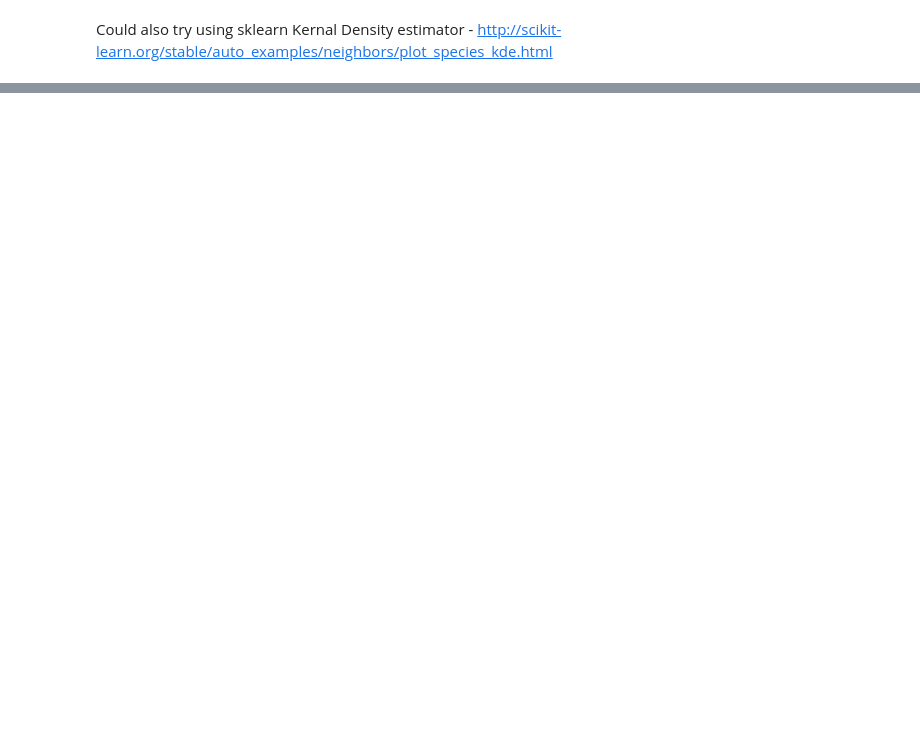
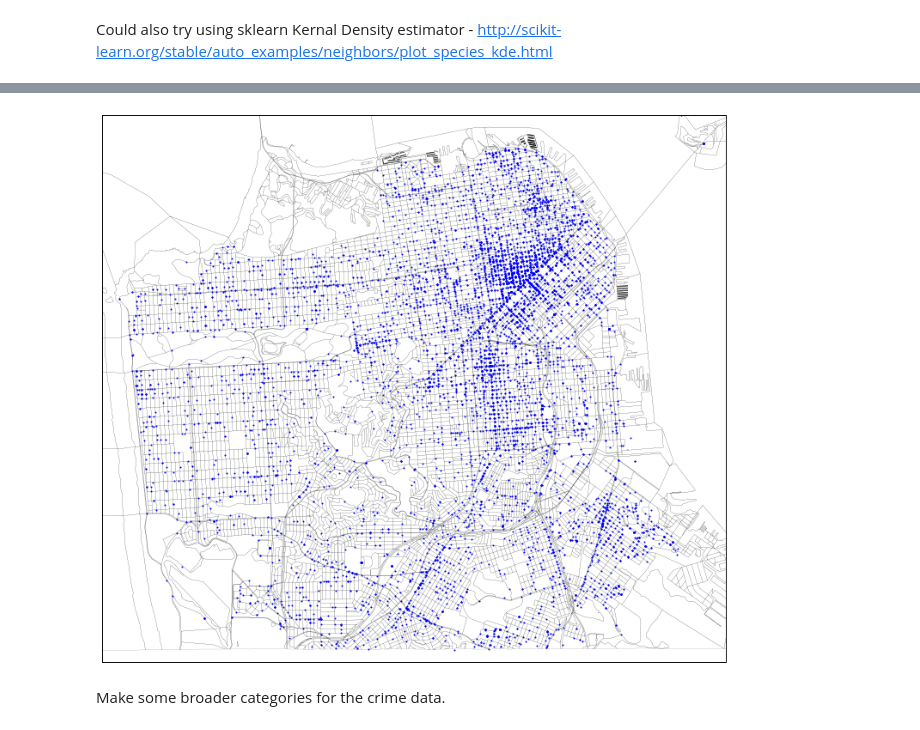
Before and after one commit to tmkilian/capstone, a Jupyter notebook: capstone_data_prev.ipynb, the cells around one changed output, grey strips where cells are left out. Cells and saved outputs as stored; diff of their text form; code cells hidden in the pictures; blank space fills up the shorter version.

```diff
--- a/capstone_data_prev.ipynb
+++ b/capstone_data_prev.ipynb
@@ -1133,0 +1151,3 @@ plt.show()
+# %%
+crimes_sf_dt = pd.read_pickle('../project_data/crimes_sf_dt')
+crimes_sf_dt
@@ -1133,0 +1181,3 @@ plt.show()
+# %%
+crime_15up = crimes_sf_dt[crimes_sf_dt.Date >= datetime.datetime(2015, 1, 1)]
+crime_15up.shape
@@ -1133,0 +1206,22 @@ plt.show()
+# %%
+# y = crime_15up.Y.values[:50000]
+# x = crime_15up.X.values[:50000]
+
+y = crime_15up[crime_15up.Category == 'SUSPICIOUS OCC'].Y.values
+x = crime_15up[crime_15up.Category == 'SUSPICIOUS OCC'].X.values
+
+plt.figure(figsize=(13,13))
+m = Basemap(llcrnrlon=-122.518,llcrnrlat=37.705683,urcrnrlon=-122.36,
+            urcrnrlat=37.81534, resolution='h',projection='merc')
+
+m.readshapefile('./map_data/census_blocks/geo_export_7c410ec8-5cfa-4422-9893-1d3d5cf3be1f','sf_blocks', linewidth=.1)
+
+m.drawmapboundary(fill_color='white')
+
+m.plot(x, y, 'bo', markersize=2, latlon=True)
+#plt.title('contour lines over filled continent background')
+plt.show()
+# %% [output]
+[figure, added]
+# %% [markdown]
+Make some broader categories for the crime data.
```
Also changed, not shown: parts of 33 cells of this notebook, 6 other files.
